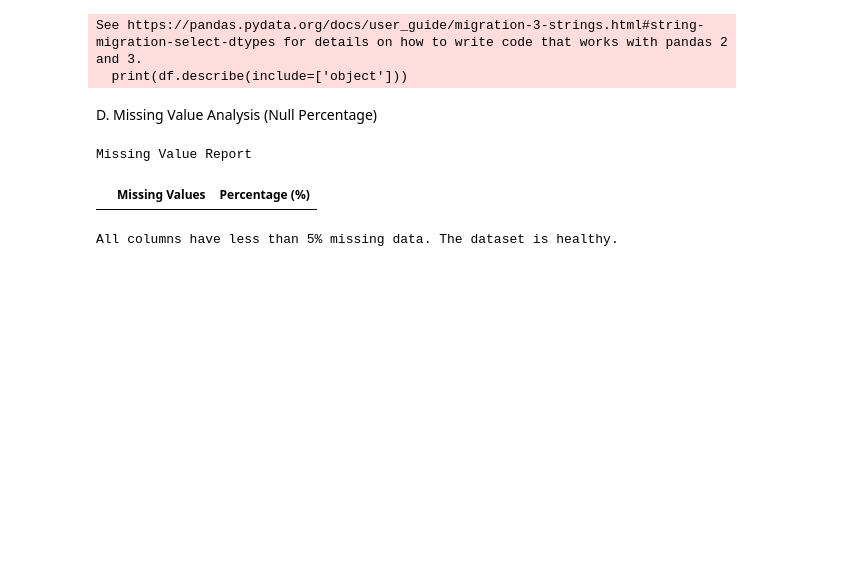
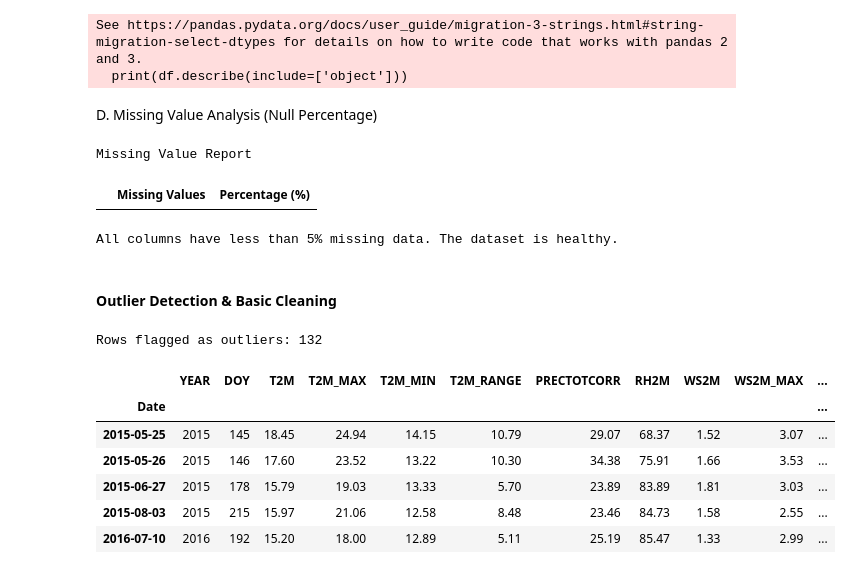
Before and after one commit to meronsisay/climate-challenge-week0, a Jupyter notebook: notebooks/ethiopia_eda.ipynb, the cells around one changed output. Saved outputs shown, nothing was run; the diff lists cells and outputs as text; code cells hidden in the pictures; blank space fills up the shorter version.

```diff
--- a/notebooks/ethiopia_eda.ipynb
+++ b/notebooks/ethiopia_eda.ipynb
@@ -223,3 +269,5 @@ else:
 Missing Value Report
 |  | Missing Values | Percentage (%) |
 All columns have less than 5% missing data. The dataset is healthy.
+# %% [markdown]
+#### Outlier Detection & Basic Cleaning
@@ -225,0 +276,18 @@ All columns have less than 5% missing data. The dataset is healthy.
+# %%
+z_scores= np.abs(stats.zscore(df[cols_to_check]))
+# %%
+outlier_mask = (z_scores > 3).any(axis=1)
+print(f"\nRows flagged as outliers: {outlier_mask.sum()}")
+# %% [output]
+Rows flagged as outliers: 132
+# %%
+# Preview flagged rows
+display(df[outlier_mask].head())
+# %% [output]
+|  | YEAR | DOY | T2M | T2M_MAX | T2M_MIN | T2M_RANGE | PRECTOTCORR | RH2M | WS2M | WS2M_MAX | ... |
+| Date |  |  |  |  |  |  |  |  |  |  | ... |
+| 2015-05-25 | 2015 | 145 | 18.45 | 24.94 | 14.15 | 10.79 | 29.07 | 68.37 | 1.52 | 3.07 | ... |
+| 2015-05-26 | 2015 | 146 | 17.60 | 23.52 | 13.22 | 10.30 | 34.38 | 75.91 | 1.66 | 3.53 | ... |
+| 2015-06-27 | 2015 | 178 | 15.79 | 19.03 | 13.33 | 5.70 | 23.89 | 83.89 | 1.81 | 3.03 | ... |
+| 2015-08-03 | 2015 | 215 | 15.97 | 21.06 | 12.58 | 8.48 | 23.46 | 84.73 | 1.58 | 2.55 | ... |
+| 2016-07-10 | 2016 | 192 | 15.20 | 18.00 | 12.89 | 5.11 | 25.19 | 85.47 | 1.33 | 2.99 | ... |
```
Also changed, not shown: parts of 20 cells of this notebook.
